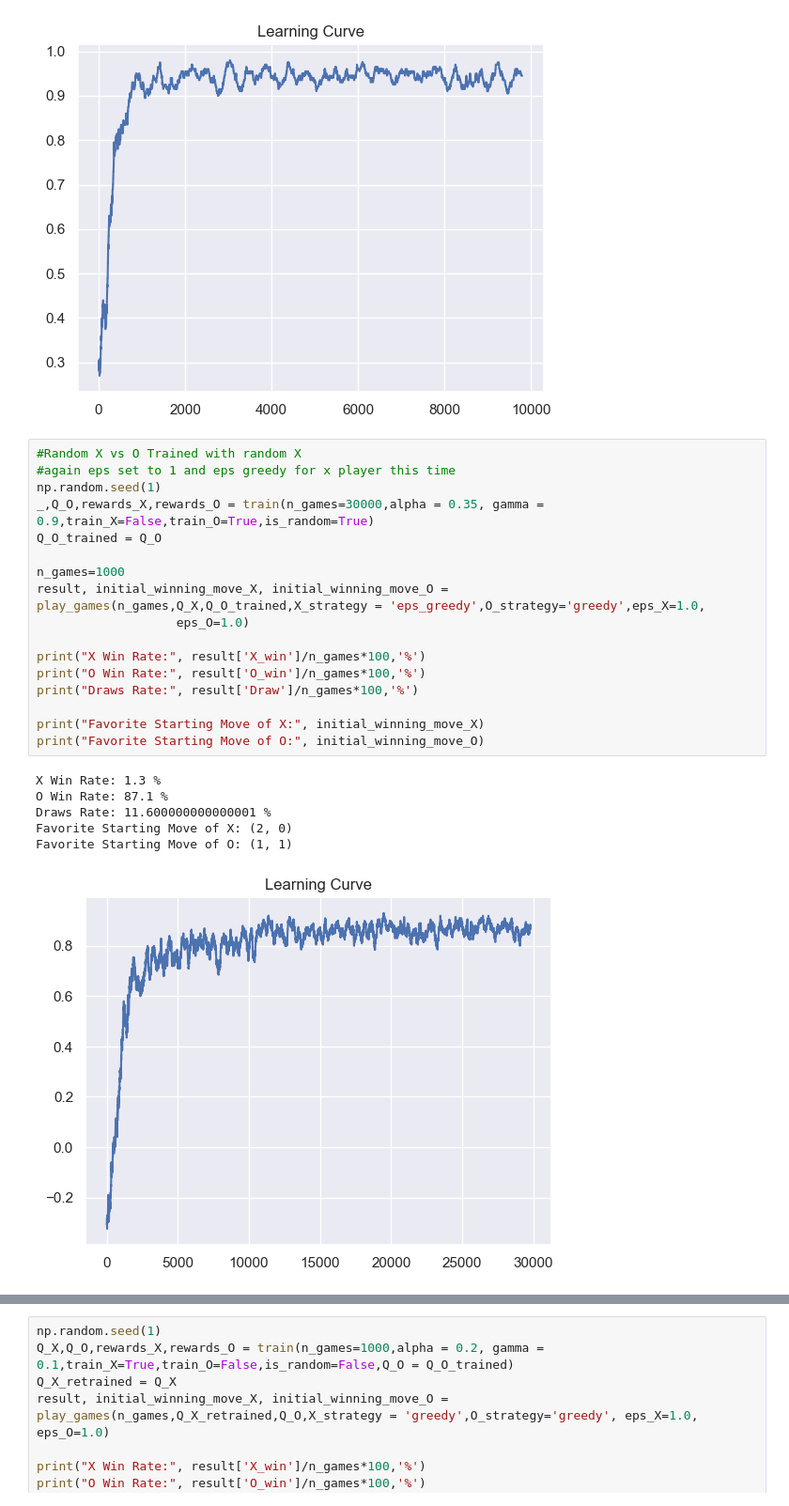
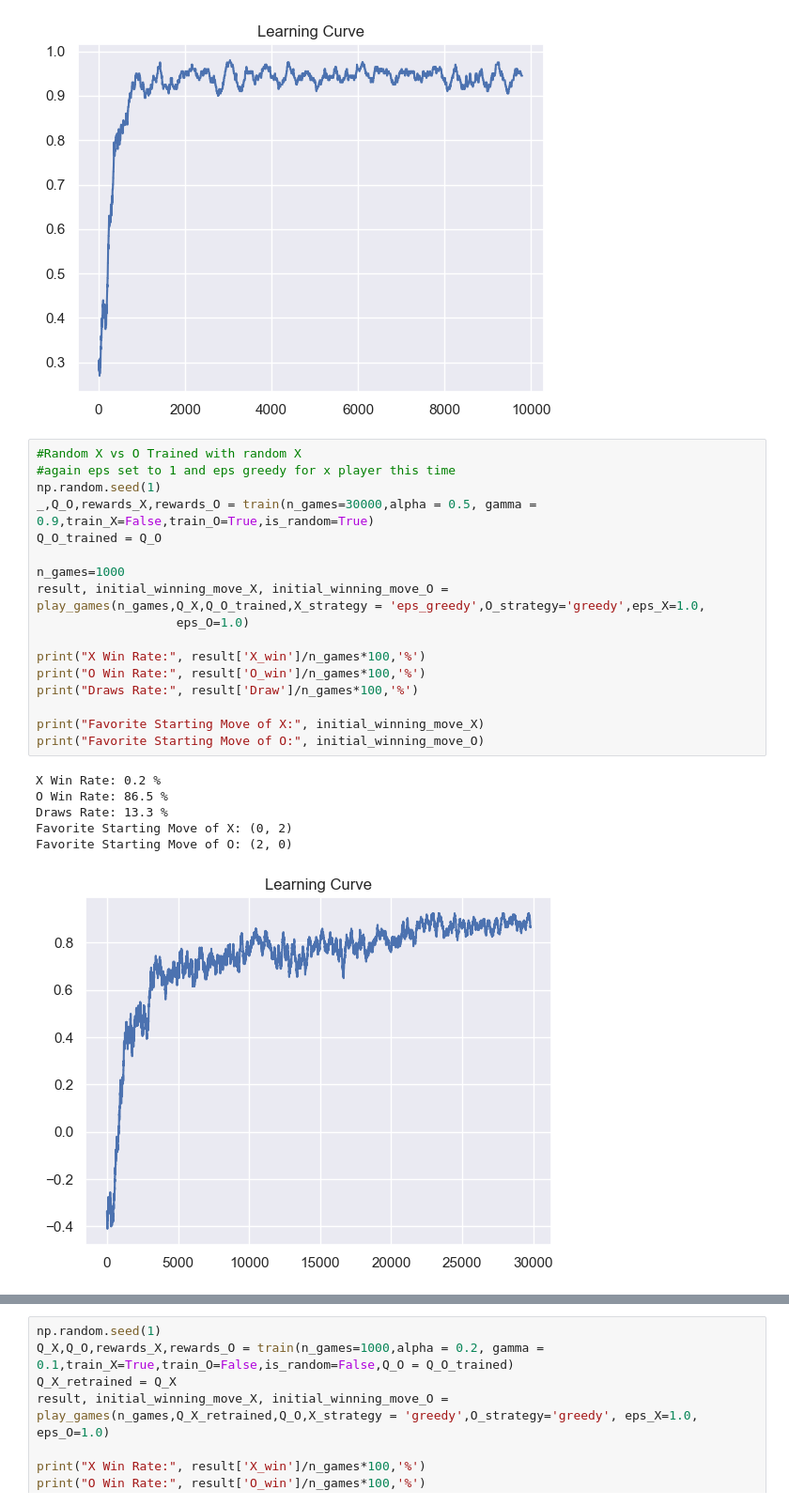
Before and after one commit to lfmvit/s317264-computational-intelligence-labs, a Jupyter notebook: lab10/lab10.ipynb, the cells around one changed output, grey strips where cells are left out. Shown at 94% size. Cells and saved outputs as stored; diff of their text form.

```diff
--- a/lab10/lab10.ipynb
+++ b/lab10/lab10.ipynb
@@ -491,27 +491,27 @@ Favorite Starting Move of O: (1, 1)
 # %%
 #Random X vs O Trained with random X
 #again eps set to 1 and eps greedy for x player this time
 np.random.seed(1)
-_,Q_O,rewards_X,rewards_O = train(n_games=30000,alpha = 0.35, gamma = 0.9,train_X=False,train_O=True,is_random=True)
+_,Q_O,rewards_X,rewards_O = train(n_games=30000,alpha = 0.5, gamma = 0.9,train_X=False,train_O=True,is_random=True)
 Q_O_trained = Q_O
 
 n_games=1000
 result, initial_winning_move_X, initial_winning_move_O = play_games(n_games,Q_X,Q_O_trained,X_strategy = 'eps_greedy',O_strategy='greedy',eps_X=1.0,
                    eps_O=1.0)
 
 print("X Win Rate:", result['X_win']/n_games*100,'%')
 print("O Win Rate:", result['O_win']/n_games*100,'%')
 print("Draws Rate:", result['Draw']/n_games*100,'%')
 
 print("Favorite Starting Move of X:", initial_winning_move_X)
 print("Favorite Starting Move of O:", initial_winning_move_O)
 # %% [output]
-X Win Rate: 1.3 %
-O Win Rate: 87.1 %
-Draws Rate: 11.600000000000001 %
-Favorite Starting Move of X: (2, 0)
-Favorite Starting Move of O: (1, 1)
+X Win Rate: 0.2 %
+O Win Rate: 86.5 %
+Draws Rate: 13.3 %
+Favorite Starting Move of X: (0, 2)
+Favorite Starting Move of O: (2, 0)
-[figure, old version]
+[figure, new version]
 # %%
 # Trained X vs Trained O (both trained agaist random)
 #both greedy, eps are irrelevant due to the qtables already trained
```
Also changed, not shown: parts of 1 cell of this notebook, 1 other file.
